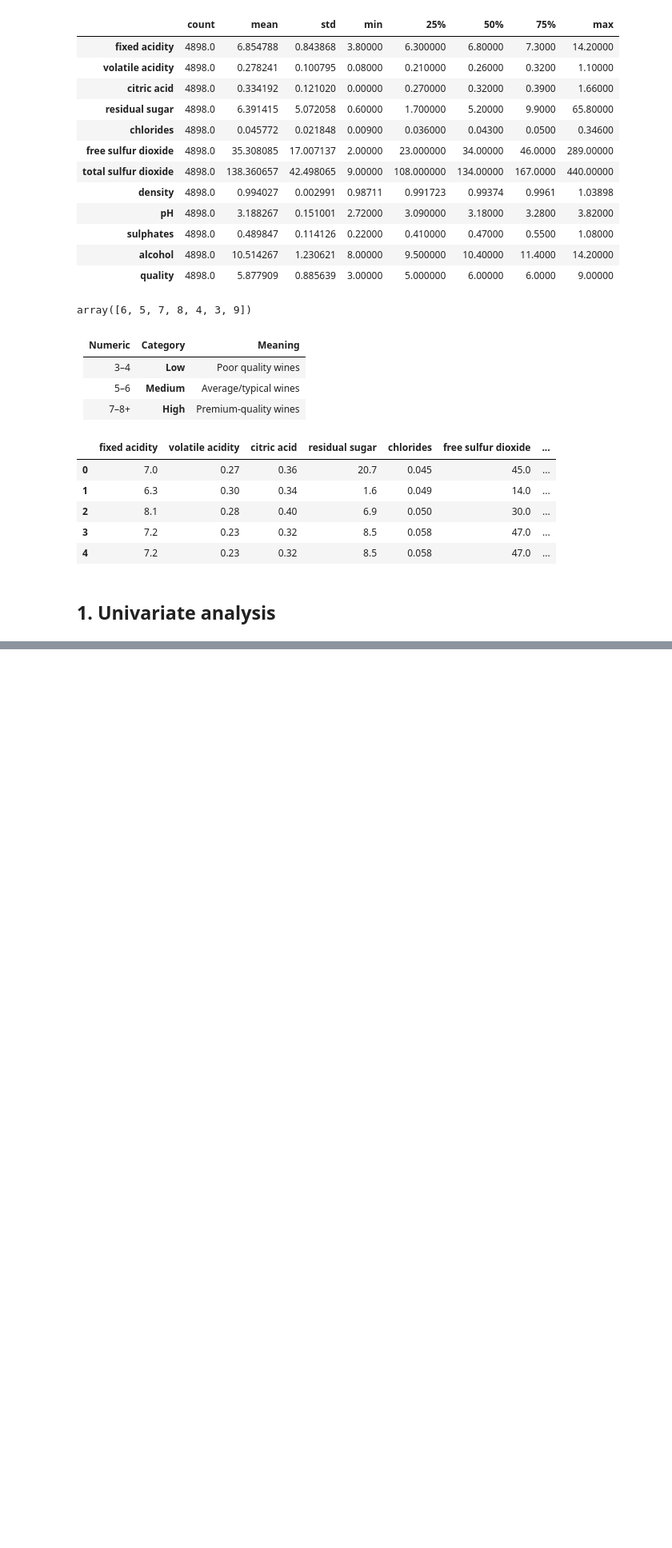
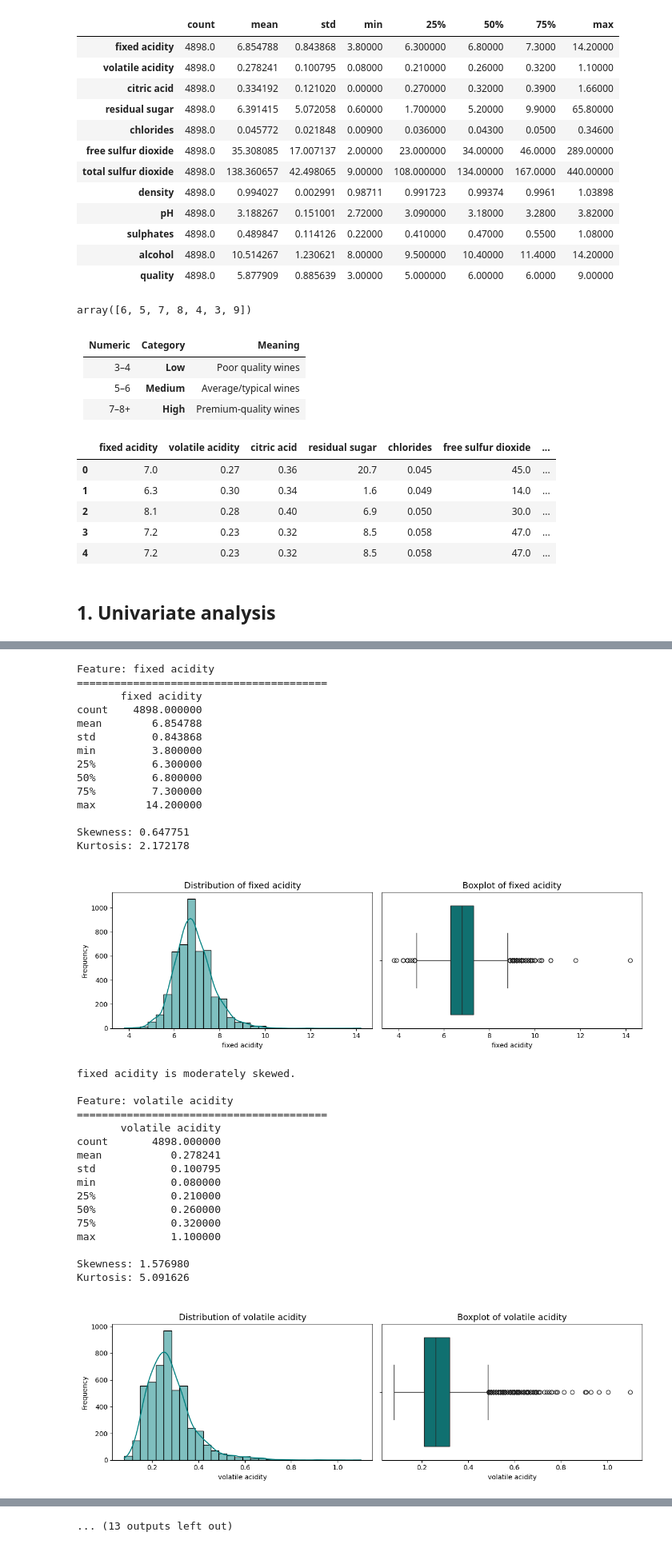
Before and after one commit to KudoroEsther/Files_Backend, a Jupyter notebook: EDA_Revised.ipynb, the cells around one changed output, grey strips where cells are left out. Shown at 80% size. Cells and saved outputs as stored; diff of their text form; code cells hidden in the pictures; blank space fills up the shorter version.

```diff
--- a/EDA_Revised.ipynb
+++ b/EDA_Revised.ipynb
@@ -112,0 +156,37 @@ def univariate_numerical_eda(df, column):
+# %%
+# Looping to save time
+for col in num_features:
+    univariate_numerical_eda(df, col)
+# %% [output]
+Feature: fixed acidity
+========================================
+       fixed acidity
+count    4898.000000
+mean        6.854788
+std         0.843868
+min         3.800000
+25%         6.300000
+50%         6.800000
+75%         7.300000
+max        14.200000
+
+Skewness: 0.647751
+Kurtosis: 2.172178
+[figure, added]
+fixed acidity is moderately skewed.
+
+Feature: volatile acidity
+========================================
+       volatile acidity
+count       4898.000000
+mean           0.278241
+std            0.100795
+min            0.080000
+25%            0.210000
+50%            0.260000
+75%            0.320000
+max            1.100000
+
+Skewness: 1.576980
+Kurtosis: 5.091626
+[figure, added]
@@ -112,0 +261 @@ def univariate_numerical_eda(df, column):
+... (13 outputs left out)
```
Also changed, not shown: parts of 7 cells of this notebook.
